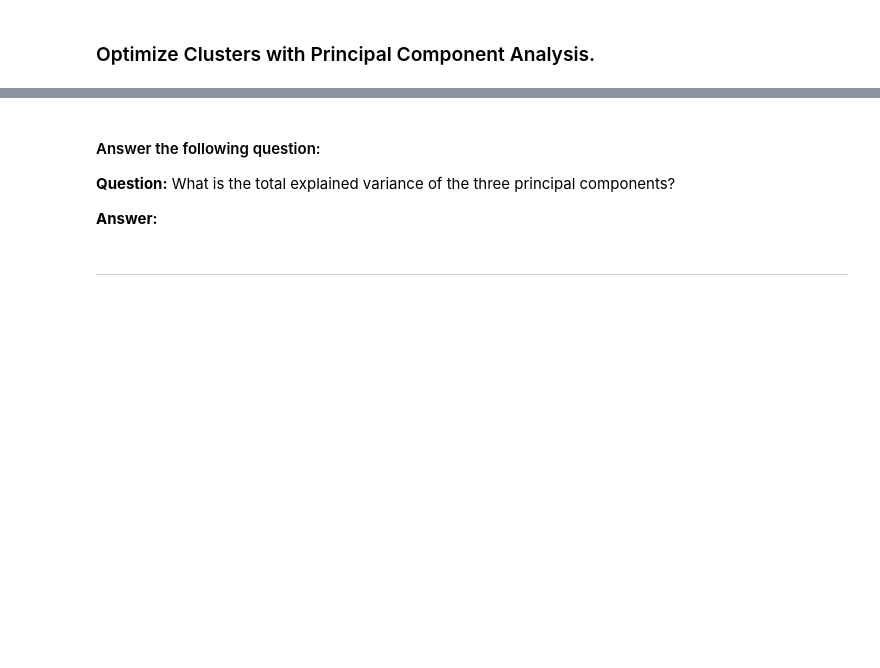
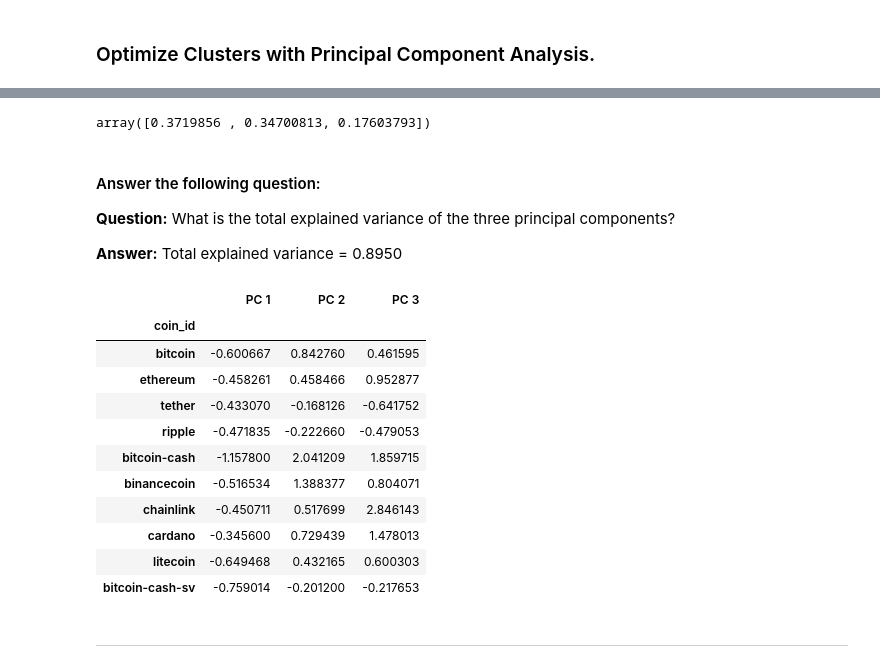
Before and after one commit to jmil86/CryptoClustering, a Jupyter notebook: Crypto_Clustering.ipynb, the cells around one changed output, grey strips where cells are left out. Cells and saved outputs as stored; diff of their text form; code cells hidden in the pictures; blank space fills up the shorter version.

Commit message:
Finished up to Scaled PCA DataFrame

```diff
--- a/Crypto_Clustering.ipynb
+++ b/Crypto_Clustering.ipynb
@@ -157,2 +167,4 @@ elbow_df.hvplot.line(
 # %%
 # Create a copy of the scaled DataFrame
+clustered_df = scaled_df.copy()
+clustered_df.head(10)
@@ -159,5 +183,7 @@ elbow_df.hvplot.line(
 # %%
 # Add a new column to the copy of the scaled DataFrame with the predicted clusters
+clustered_df["Coin Cluster"] = predictions
 
 
 # Display the copy of the scaled DataFrame
+clustered_df.head(10)
@@ -173,9 +223,15 @@ elbow_df.hvplot.line(
 ### Optimize Clusters with Principal Component Analysis.
 # %%
 # Create a PCA model instance and set `n_components=3`.
+pca = PCA(n_components=3)
 # %%
-# Use the PCA model with `fit_transform` to reduce the original scaled DataFrame
-# down to three principal components.
-
+# Use the PCA model with `fit_transform` to reduce the original scaled DataFrame down to three principal components.
+pca_features = pca.fit_transform(scaled_df)
 
 # View the scaled PCA data
+pca_features_df = pd.DataFrame(
+    data=pca_features,
+    index=clustered_df.index,
+    columns=["PC 1", "PC 2", "PC 3"]
+)
+pca_features_df.head(10)
@@ -182,23 +250,47 @@ elbow_df.hvplot.line(
 # %%
-# Retrieve the explained variance to determine how much information
-# can be attributed to each principal component.
+# Retrieve the explained variance to determine how much information can be attributed to each principal component.
+explained_variance = pca.explained_variance_ratio_
+explained_variance
+# %% [output]
+array([0.3719856 , 0.34700813, 0.17603793])
 # %% [markdown]
 #### Answer the following question:
 
 **Question:** What is the total explained variance of the three principal components?
 
-**Answer:**
+**Answer:** Total explained variance = 0.8950
 # %%
 # Create a new DataFrame with the PCA data.
+pca_df = pd.DataFrame(
+    data=pca_features,
+    index=clustered_df.index,
+    columns=["PC 1", "PC 2", "PC 3"]
+)
 
 
 # Copy the crypto names from the original scaled DataFrame
+pca_df["coin_id"] = pca_df.index.values.tolist()
 
 
 # Set the coin_id column as index
+pca_df.set_index("coin_id", inplace=True)
 
 
 # Display the scaled PCA DataFrame
+pca_df.head(10)
+# %% [output]
+|  | PC 1 | PC 2 | PC 3 |
+| coin_id |  |  |  |
+| bitcoin | -0.600667 | 0.842760 | 0.461595 |
+| ethereum | -0.458261 | 0.458466 | 0.952877 |
+| tether | -0.433070 | -0.168126 | -0.641752 |
+| ripple | -0.471835 | -0.222660 | -0.479053 |
+| bitcoin-cash | -1.157800 | 2.041209 | 1.859715 |
+| binancecoin | -0.516534 | 1.388377 | 0.804071 |
+| chainlink | -0.450711 | 0.517699 | 2.846143 |
+| cardano | -0.345600 | 0.729439 | 1.478013 |
+| litecoin | -0.649468 | 0.432165 | 0.600303 |
+| bitcoin-cash-sv | -0.759014 | -0.201200 | -0.217653 |
 # %% [markdown]
 ---
 # %% [markdown]
```
Also changed, not shown: parts of 12 cells of this notebook.
